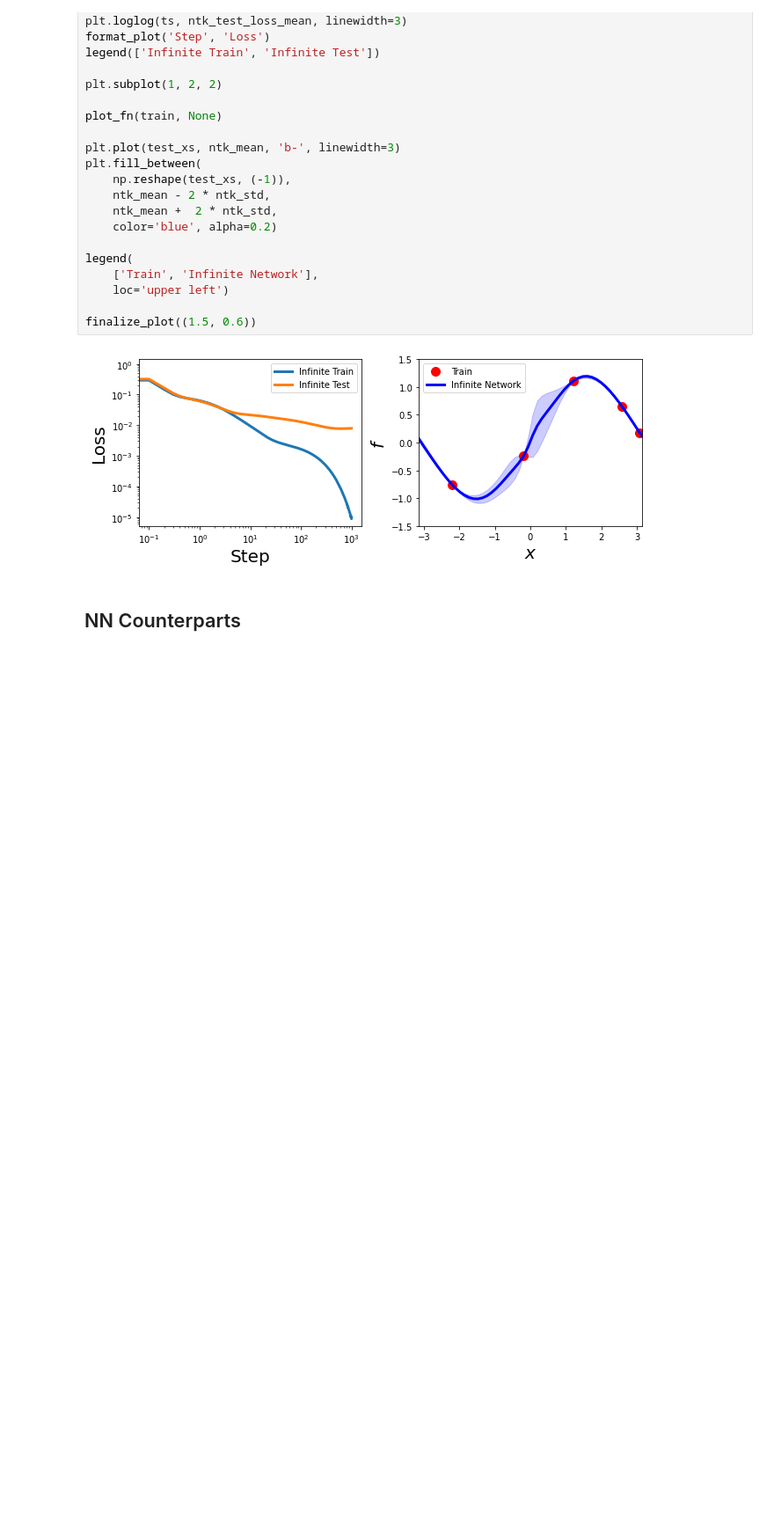
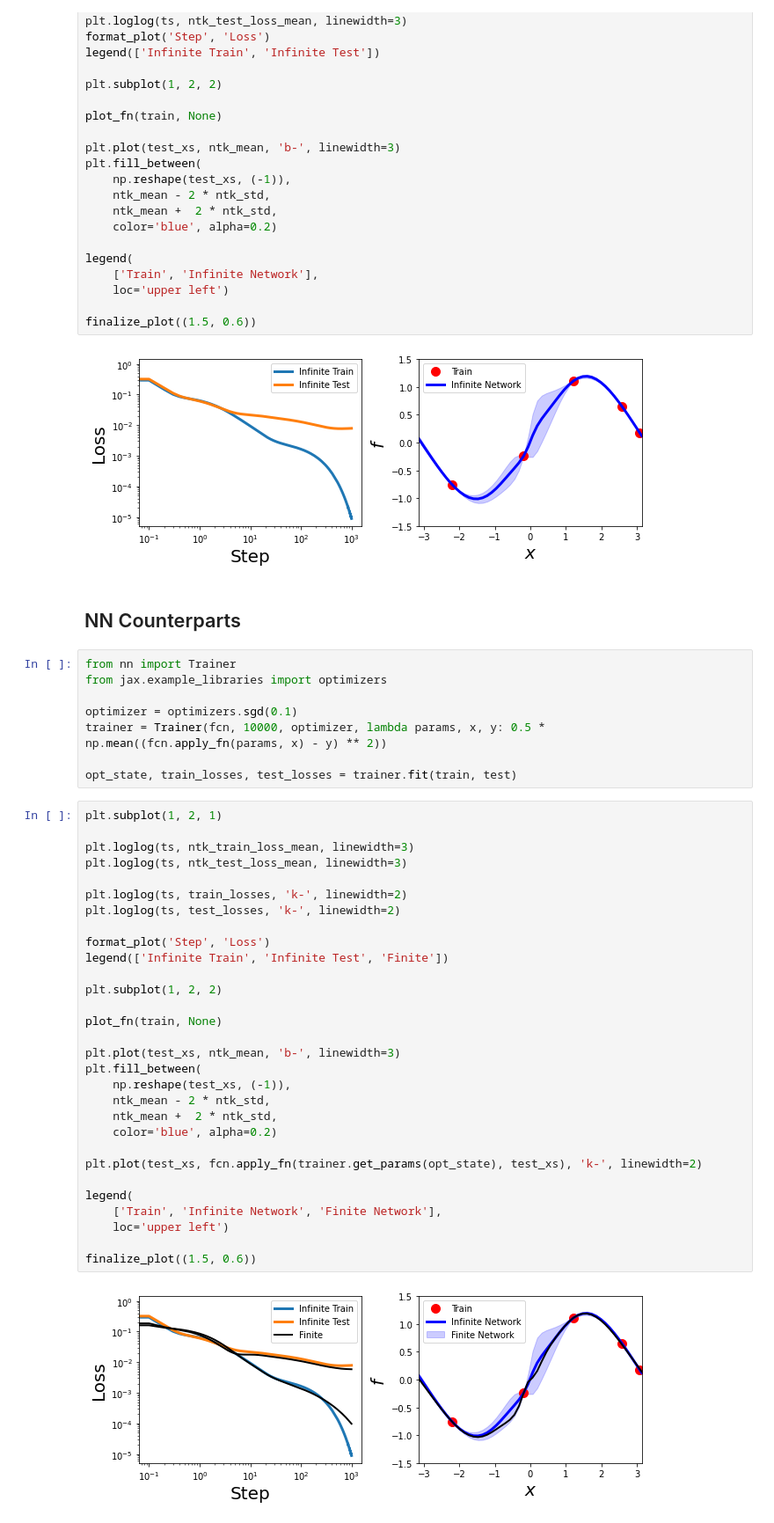
Before and after one commit to NiuJ1ao/Data-Augmentation-in-Infinitely-Wide-Neural-Networks, a Jupyter notebook: plot.ipynb, the cells around one changed output. Shown at 88% size. Cells and saved outputs as stored; diff of their text form; blank space fills up the shorter version.

Commit message:
finite neural network
Signed-off-by: NiuJ1ao <26167136+NiuJ1ao@users.noreply.github.com>

```diff
--- a/plot.ipynb
+++ b/plot.ipynb
@@ -155,3 +154,43 @@ finalize_plot((1.5, 0.6))
 [figure]
 # %% [markdown]
 ## NN Counterparts
+# %%
+from nn import Trainer
+from jax.example_libraries import optimizers
+
+optimizer = optimizers.sgd(0.1)
+trainer = Trainer(fcn, 10000, optimizer, lambda params, x, y: 0.5 * np.mean((fcn.apply_fn(params, x) - y) ** 2))
+
+opt_state, train_losses, test_losses = trainer.fit(train, test)
+# %%
+plt.subplot(1, 2, 1)
+
+plt.loglog(ts, ntk_train_loss_mean, linewidth=3)
+plt.loglog(ts, ntk_test_loss_mean, linewidth=3)
+
+plt.loglog(ts, train_losses, 'k-', linewidth=2)
+plt.loglog(ts, test_losses, 'k-', linewidth=2)
+
+format_plot('Step', 'Loss')
+legend(['Infinite Train', 'Infinite Test', 'Finite'])
+
+plt.subplot(1, 2, 2)
+
+plot_fn(train, None)
+
+plt.plot(test_xs, ntk_mean, 'b-', linewidth=3)
+plt.fill_between(
+    np.reshape(test_xs, (-1)),
+    ntk_mean - 2 * ntk_std,
+    ntk_mean +  2 * ntk_std,
+    color='blue', alpha=0.2)
+
+plt.plot(test_xs, fcn.apply_fn(trainer.get_params(opt_state), test_xs), 'k-', linewidth=2)
+
+legend(
+    ['Train', 'Infinite Network', 'Finite Network'],
+    loc='upper left')
+
+finalize_plot((1.5, 0.6))
+# %% [output]
+[figure, added]
```
Also changed, not shown: parts of 1 cell of this notebook, 3 other files.
